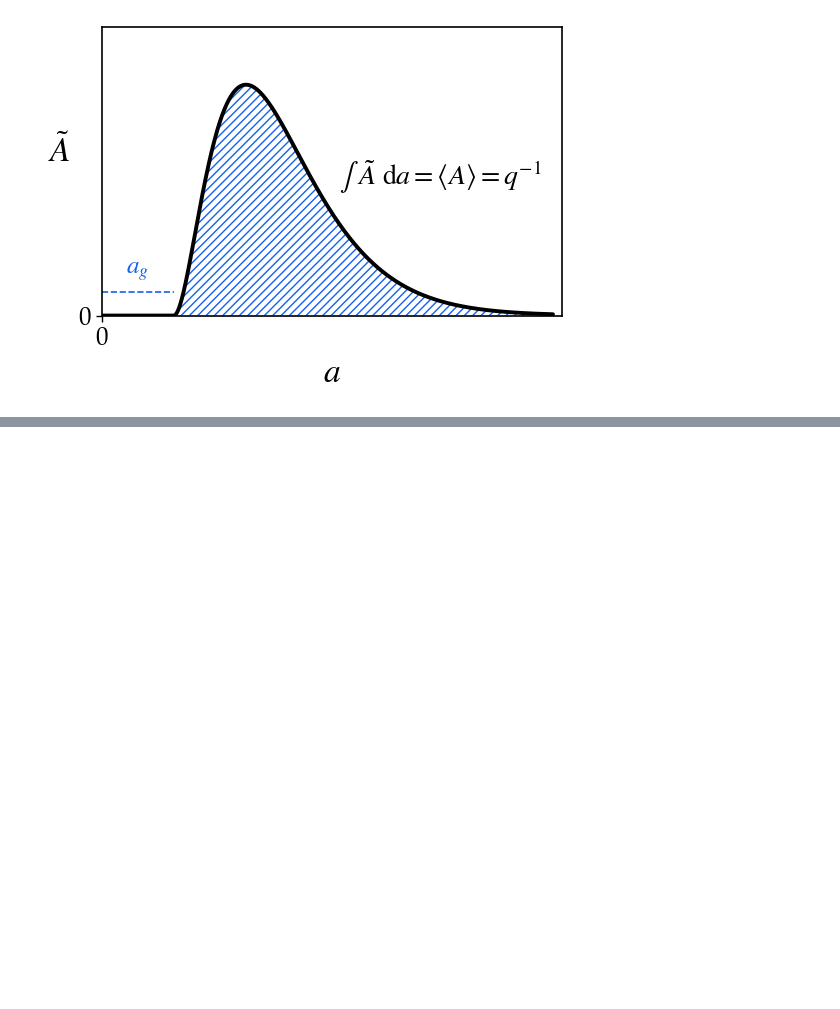
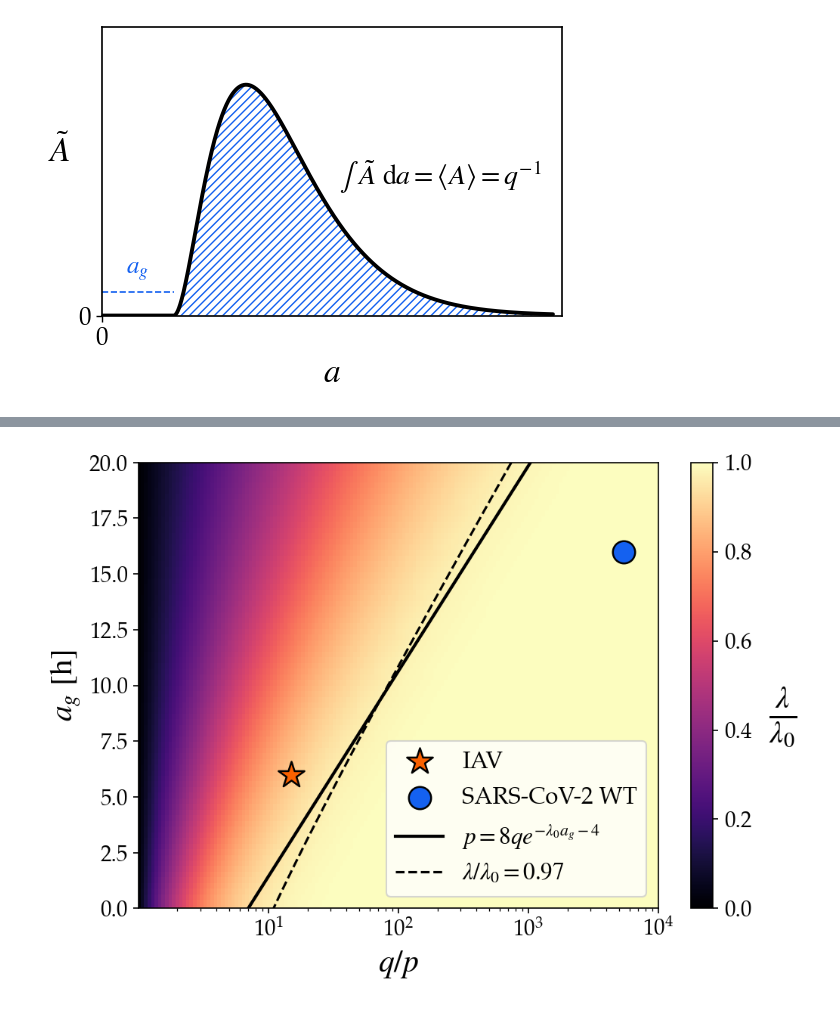
Before and after one commit to UlrikHvid/LEAP---Lotka-Euler-Airway-Pathogen-model, a Jupyter notebook: LEAP_analysis_and_figs.ipynb, the cells around one changed output, grey strips where cells are left out. Drawn from its saved outputs; the diff is of its cells as text; code cells hidden in the pictures; blank space fills up the shorter version.

```diff
--- a/LEAP_analysis_and_figs.ipynb
+++ b/LEAP_analysis_and_figs.ipynb
@@ -949,0 +961,81 @@ plt.show()
+# %%
+# ── Fig. S7, part 1: compute the lambda/lambda_0 grid (~1 min) ───────────────
+Lamb = 0.25          # this is lambda_0; pinned locally because earlier cells reassign Lamb
+num_ag_heat = 80
+num_qp_heat = 150
+
+ag_heat = np.linspace(0, 20, num_ag_heat)
+qp_heat = np.logspace(np.log(1.01), np.log(10000), num_qp_heat, base=np.exp(1))
+
+heatmap = np.zeros((num_ag_heat, num_qp_heat))
+for i, ag in enumerate(ag_heat):
+    alpha = ag * Lamb
+    for j, qp in enumerate(qp_heat):
+        beta = Beta(alpha, qp)
+        roots = find_roots(alpha, beta)
+        heatmap[i, j] = pick_root(roots, which="largest")
+# %%
+# ── Fig. S7, part 2: plot ────────────────────────────────────────────────────
+log_cmap        = False
+log_x           = True   # True → log x-axis; False → linear x-axis
+use_custom_cmap = False  # True → heatmap_cmap_colors below; False → magma
+Lamb            = 0.25   # pin lambda_0 — cell 27 sets Lamb=2.5 which would corrupt the curve
+
+# Prefactor of Eq. S16: p/q = 8*exp(-4)*exp(-lambda_0*ag)  =>  q/p = (e^4/8)*exp(lambda_0*ag).
+# The exact value is e^4/8 = 6.8248; we plot the rounded 7, as in the submitted figure.
+# The 2.6% difference is invisible on the log x-axis, but note the legend label states the
+# exact form, so curve and label differ very slightly by construction.
+C_S16 = 7.0    # exact value would be np.exp(4)/8 = 6.8248
+
+# Good cmaps: CMRmap, gist_ncar
+# Add/remove colors here — interpolates continuously from first to last
+heatmap_cmap_colors = ["black", hex_start, hex_end, "white"]
+heatmap_cmap = (mcolors.LinearSegmentedColormap.from_list("heatmap_cmap", heatmap_cmap_colors)
+                if use_custom_cmap else plt.get_cmap("magma"))
+#heatmap_cmap = heatmap_cmap.reversed()
+
+norm_cmap = (mcolors.LogNorm(vmin=1e-2, vmax=1) if log_cmap
+             else mcolors.Normalize(vmin=0, vmax=1))
+
+fig, ax = plt.subplots(figsize=(7, 5), dpi=150)
+
+im = ax.pcolormesh(qp_heat, ag_heat, heatmap, cmap=heatmap_cmap, shading="auto", norm=norm_cmap)
+
+contour_frac  = 0.97
+contour_color = "k"
+contour_ls    = "--"
+cs = ax.contour(qp_heat, ag_heat, heatmap, levels=[contour_frac],
+                colors=[contour_color], linewidths=1.5, linestyles=contour_ls)
+
+# Overlay curve: the Eq. S16 boundary, q/p = C_S16 * exp(lambda_0 * a_g)
+h_curve_color = "k"
+qp_curve = C_S16 * np.exp(Lamb * ag_heat)
+h_curve, = ax.plot(qp_curve, ag_heat, color=h_curve_color, lw=2, ls="-",
+                   label=r"$p = 8q e^{-\lambda_0 a_g-4}$")
+
+h_IAV = ax.scatter([qp_IAV], [6],  s=300, marker="*", color=hex_start, edgecolors="k",
+                   linewidths=1.2, zorder=5, label="IAV")
+h_WT  = ax.scatter([qp_WT],  [16], s=200, marker="o", color=hex_end,   edgecolors="k",
+                   linewidths=1.2, zorder=5, label="SARS-CoV-2 WT")
+
+if log_x:
+    ax.set_xscale("log")
+ax.set_xlim(qp_heat[0], qp_heat[-1])
+ax.set_ylim(ag_heat[0], ag_heat[-1])
+ax.set_xlabel(r"$q/p$", fontsize=labelsize)
+ax.set_ylabel(r"$a_g\ \mathrm{[h]}$", fontsize=labelsize)
+ax.tick_params(labelsize=ticksize)
+
+cbar = fig.colorbar(im, ax=ax)
+cbar.set_label(r"$\frac{\lambda}{\lambda_0}$", fontsize=labelsize+8, rotation=0, labelpad=20)
+cbar.ax.tick_params(labelsize=ticksize)
+
+h_contour = plt.Line2D([0], [0], color=contour_color, lw=1.5, linestyle=contour_ls,
+                        label=fr"$\lambda/\lambda_0 = {contour_frac}$")
+ax.legend(handles=[h_IAV, h_WT, h_curve, h_contour], fontsize=legendsize,
+          loc="lower right", framealpha=0.8)
+
+plt.tight_layout()
+plt.show()
+# %% [output]
+[figure, added]
```
Also changed, not shown: parts of 4 cells of this notebook, 1 other file.
